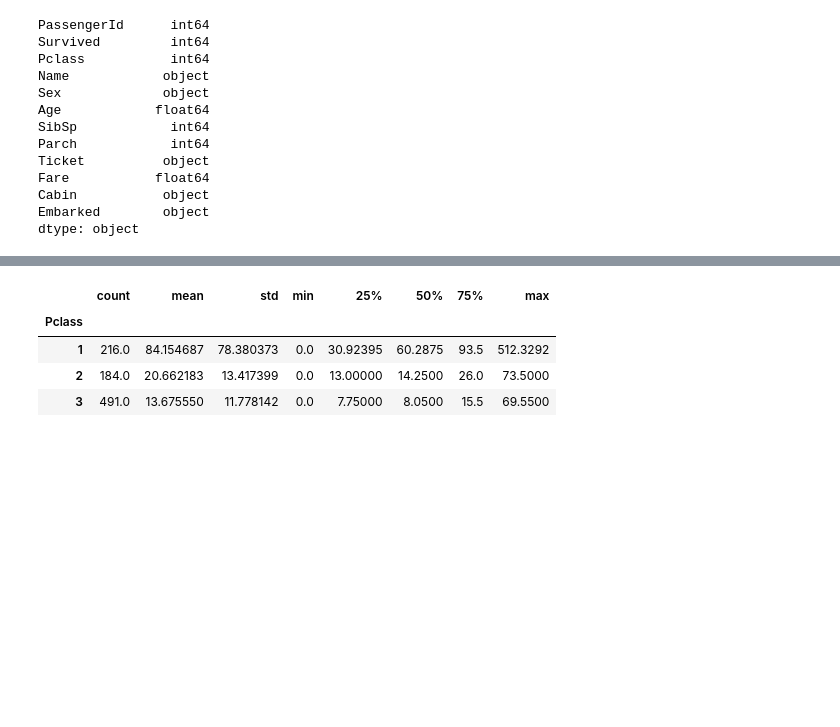
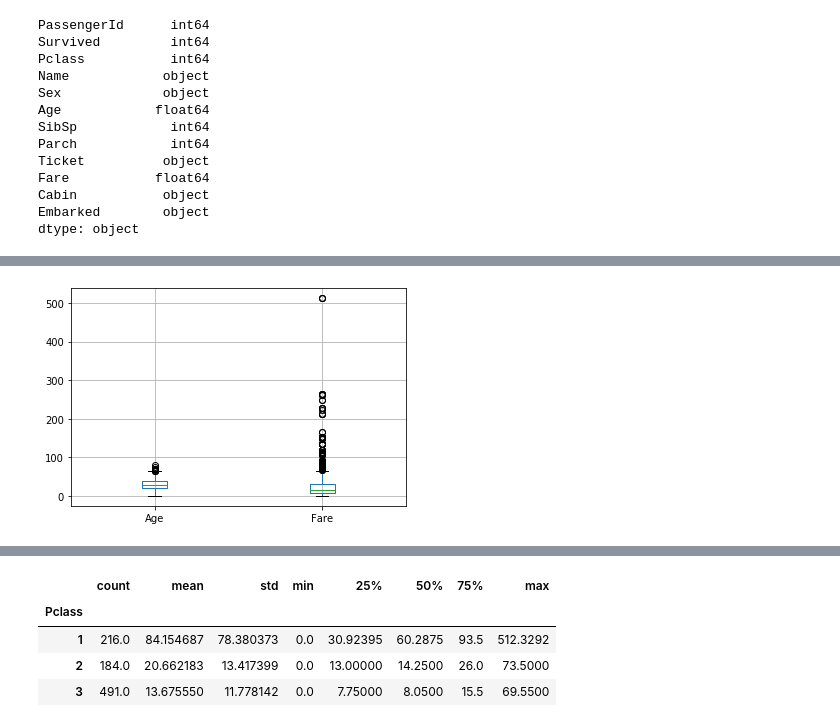
Before and after one commit to GiseleGuadalupe/UOC---Practica2, a Jupyter notebook: Practica2.ipynb, the cells around one changed output, grey strips where cells are left out. Cells and saved outputs as stored; diff of their text form; code cells hidden in the pictures; blank space fills up the shorter version.

```diff
--- a/Practica2.ipynb
+++ b/Practica2.ipynb
@@ -213,0 +284,6 @@ train.describe()
+# %%
+# Comprobando outliers
+train.boxplot(column=['Age', 'Fare'])
+plt.means=True
+# %% [output]
+[figure, added]
```
Also changed, not shown: parts of 99 cells of this notebook, 5 other files.
